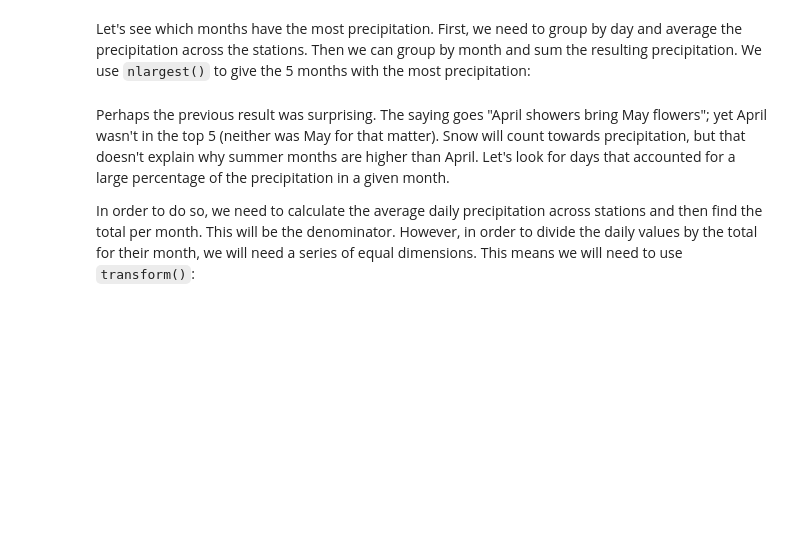
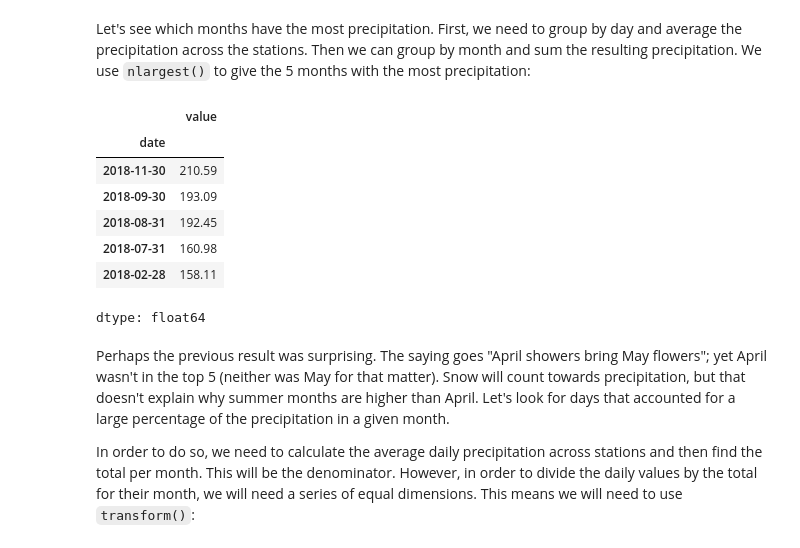
Before and after one commit to polarpolar914/MachineLearning-for-AI, a Jupyter notebook: week5/3-aggregations.ipynb, the cells around one changed output. Saved outputs shown, nothing was run; the diff lists cells and outputs as text; code cells hidden in the pictures; blank space fills up the shorter version.

```diff
--- a/week5/3-aggregations.ipynb
+++ b/week5/3-aggregations.ipynb
@@ -233,8 +268,17 @@ weather.groupby('station_name').filter( # station names with "NY US" in them
 Let's see which months have the most precipitation. First, we need to group by day and average the precipitation across the stations. Then we can group by month and sum the resulting precipitation. We use `nlargest()` to give the 5 months with the most precipitation:
 # %%
 weather.query('datatype == "PRCP"')\
-    .groupby(level=0).mean()\
+    .groupby(level=0).mean('value')\
     .groupby(pd.Grouper(freq='M')).sum().value.nlargest()
+# %% [output]
+|  | value |
+| date |  |
+| 2018-11-30 | 210.59 |
+| 2018-09-30 | 193.09 |
+| 2018-08-31 | 192.45 |
+| 2018-07-31 | 160.98 |
+| 2018-02-28 | 158.11 |
+dtype: float64
 # %% [markdown]
 Perhaps the previous result was surprising. The saying goes "April showers bring May flowers"; yet April wasn't in the top 5 (neither was May for that matter). Snow will count towards precipitation, but that doesn't explain why summer months are higher than April. Let's look for days that accounted for a large percentage of the precipitation in a given month.
 
```
Also changed, not shown: parts of 14 cells of this notebook.
